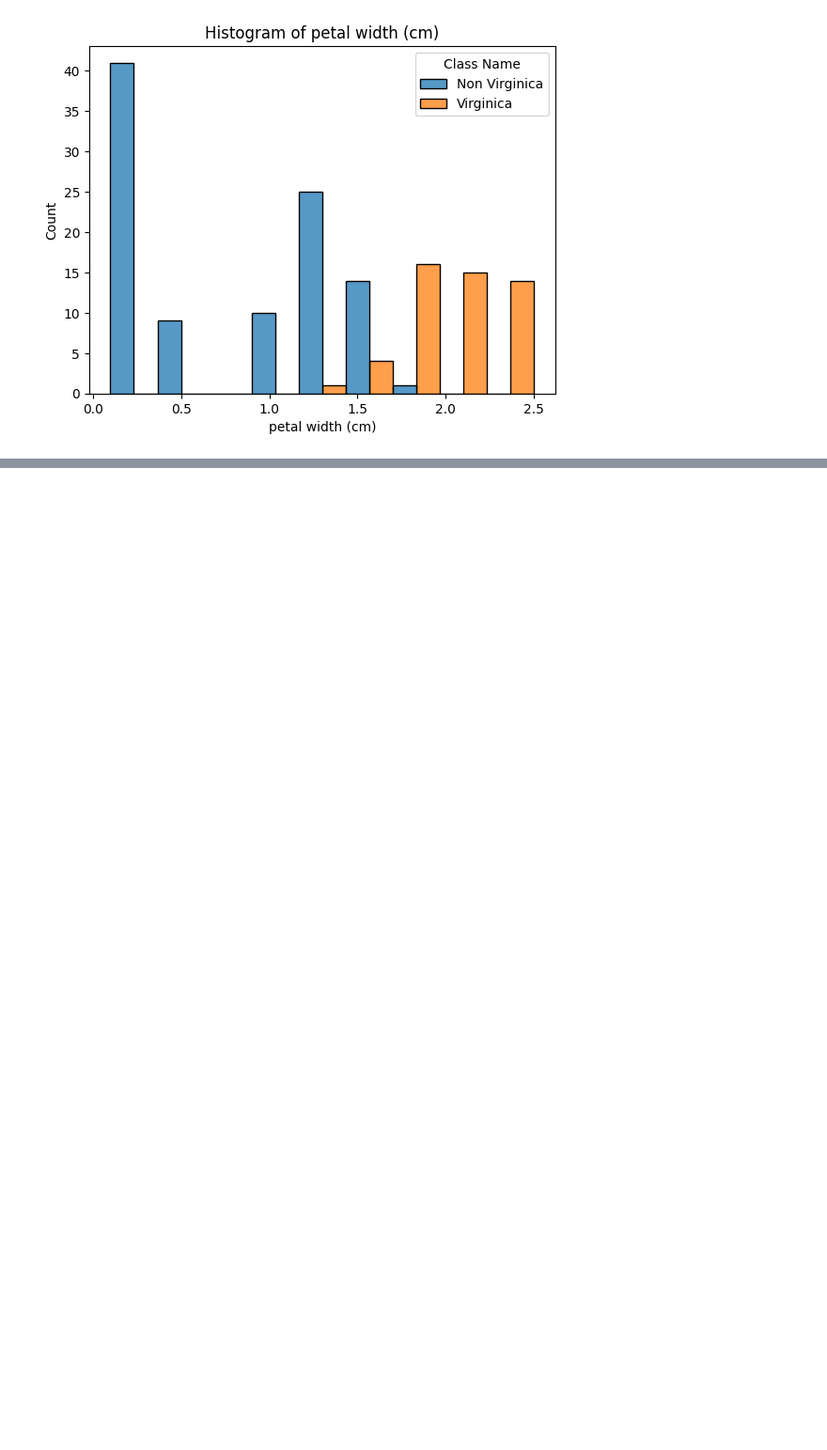
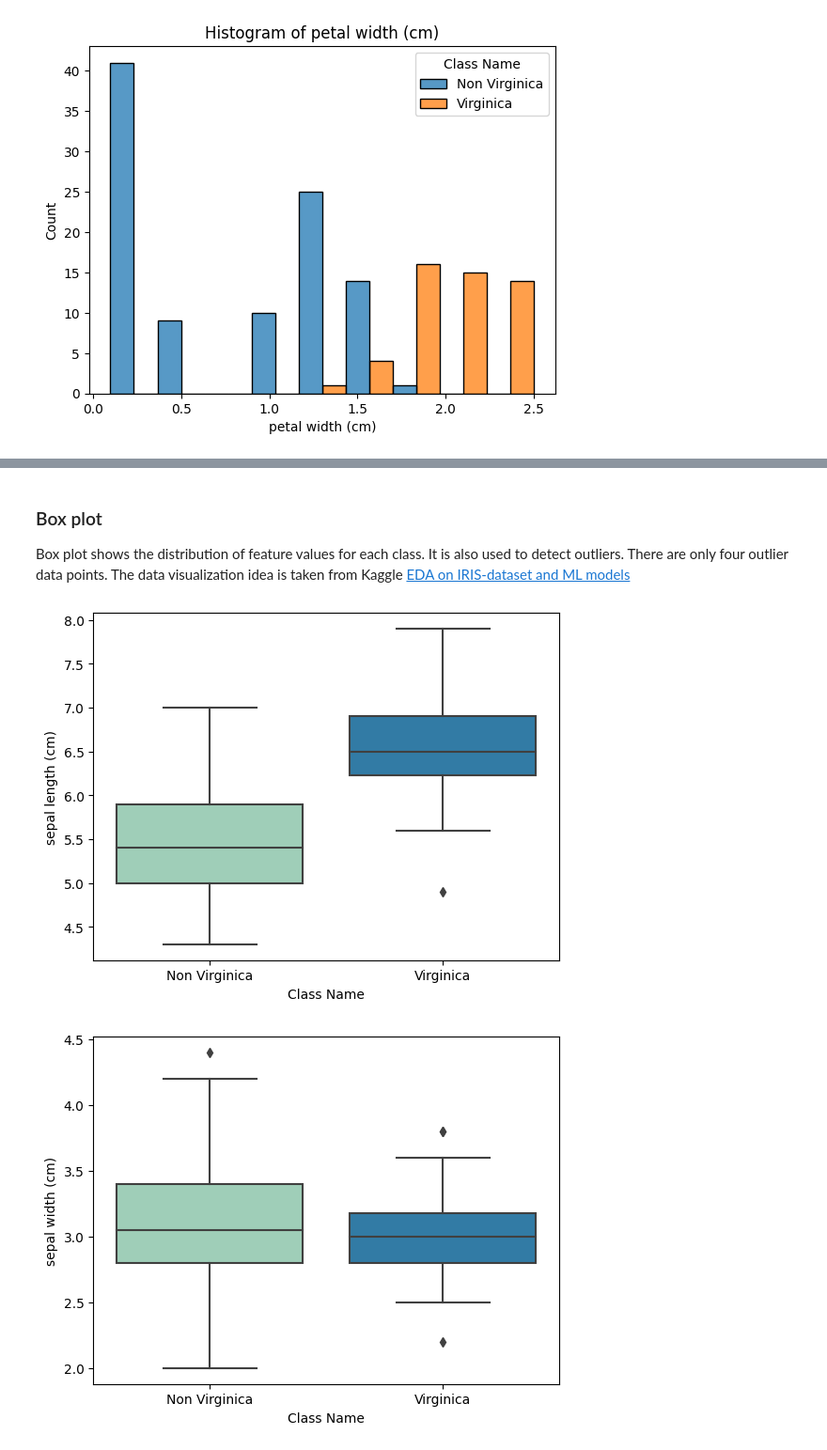
Before and after one commit to hemasree798/CSCN8010-labs, a Jupyter notebook: Lab6.ipynb, the cells around one changed output, grey strips where cells are left out. Shown at 94% size. Cells and saved outputs as stored; diff of their text form; code cells hidden in the pictures; blank space fills up the shorter version.

```diff
--- a/Lab6.ipynb
+++ b/Lab6.ipynb
@@ -82,0 +106,11 @@ for feature in iris_dataset.feature_names:
+# %% [markdown]
+### Box plot
+
+Box plot shows the distribution of feature values for each class. It is also used to detect outliers. There are only four outlier data points. The data visualization idea is taken from Kaggle [EDA on IRIS-dataset and ML models](https://www.kaggle.com/code/ishadss/eda-on-iris-dataset-and-ml-models)
+# %%
+for feature in iris_dataset.feature_names:
+    sns.boxplot(x='Class Name',y=feature,data=df_iris_dataset ,palette='YlGnBu')
+    plt.show()
+# %% [output]
+[figure, added]
+[figure, added]
```
Also changed, not shown: parts of 25 cells of this notebook.
